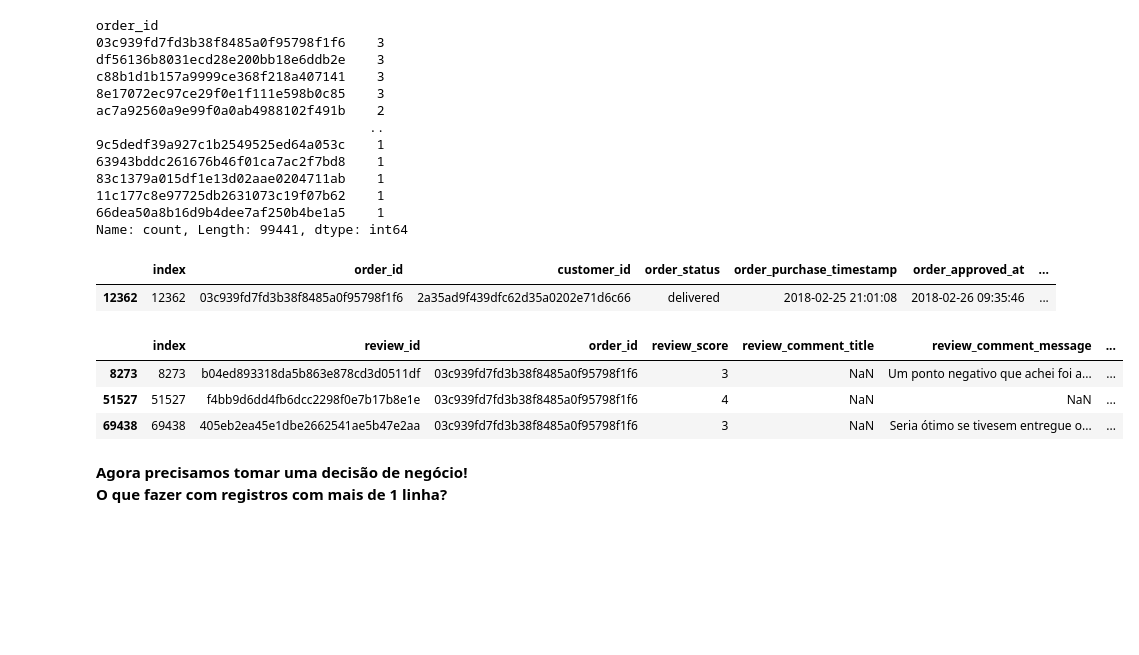
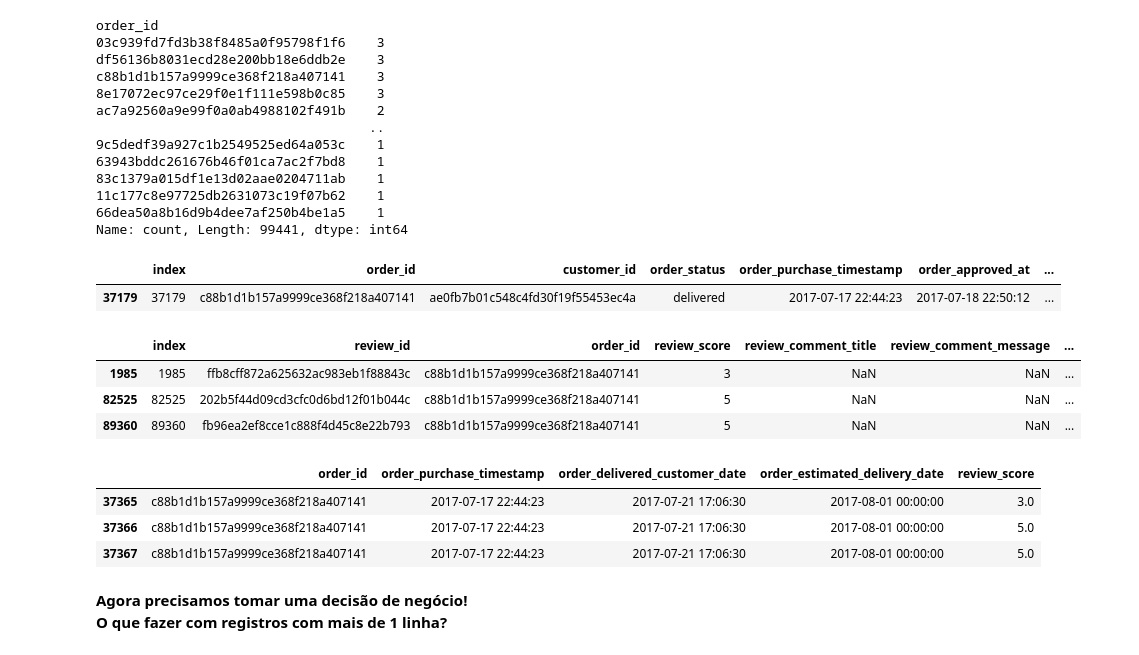
Before and after one commit to PauloViniciusR/SQL, a Jupyter notebook: Storytelling_sql/notebook/avaliacao.ipynb, the cells around one changed output. Cells and saved outputs as stored; diff of their text form; code cells hidden in the pictures; blank space fills up the shorter version.

```diff
--- a/Storytelling_sql/notebook/avaliacao.ipynb
+++ b/Storytelling_sql/notebook/avaliacao.ipynb
@@ -138,18 +149,25 @@ ac7a92560a9e99f0a0ab4988102f491b    2
 Name: count, Length: 99441, dtype: int64
 # %%
 # Verificando essa primeira ordem na tabela de pedidos
-pedidos[pedidos.order_id == '03c939fd7fd3b38f8485a0f95798f1f6']
+pedidos[pedidos.order_id == 'c88b1d1b157a9999ce368f218a407141']
 # %% [output]
 |  | index | order_id | customer_id | order_status | order_purchase_timestamp | order_approved_at | ... |
-| 12362 | 12362 | 03c939fd7fd3b38f8485a0f95798f1f6 | 2a35ad9f439dfc62d35a0202e71d6c66 | delivered | 2018-02-25 21:01:08 | 2018-02-26 09:35:46 | ... |
+| 37179 | 37179 | c88b1d1b157a9999ce368f218a407141 | ae0fb7b01c548c4fd30f19f55453ec4a | delivered | 2017-07-17 22:44:23 | 2017-07-18 22:50:12 | ... |
 # %%
 # Agora verificando na tabela de avaliações
-avaliacoes[avaliacoes.order_id == '03c939fd7fd3b38f8485a0f95798f1f6']
+avaliacoes[avaliacoes.order_id == 'c88b1d1b157a9999ce368f218a407141']
 # %% [output]
 |  | index | review_id | order_id | review_score | review_comment_title | review_comment_message | ... |
-| 8273 | 8273 | b04ed893318da5b863e878cd3d0511df | 03c939fd7fd3b38f8485a0f95798f1f6 | 3 | NaN | Um ponto negativo que achei foi a... | ... |
-| 51527 | 51527 | f4bb9d6dd4fb6dcc2298f0e7b17b8e1e | 03c939fd7fd3b38f8485a0f95798f1f6 | 4 | NaN | NaN | ... |
-| 69438 | 69438 | 405eb2ea45e1dbe2662541ae5b47e2aa | 03c939fd7fd3b38f8485a0f95798f1f6 | 3 | NaN | Seria ótimo se tivesem entregue o... | ... |
+| 1985 | 1985 | ffb8cff872a625632ac983eb1f88843c | c88b1d1b157a9999ce368f218a407141 | 3 | NaN | NaN | ... |
+| 82525 | 82525 | 202b5f44d09cd3cfc0d6bd12f01b044c | c88b1d1b157a9999ce368f218a407141 | 5 | NaN | NaN | ... |
+| 89360 | 89360 | fb96ea2ef8cce1c888f4d45c8e22b793 | c88b1d1b157a9999ce368f218a407141 | 5 | NaN | NaN | ... |
+# %%
+avaliacao_ordem[avaliacao_ordem.order_id == 'c88b1d1b157a9999ce368f218a407141']
+# %% [output]
+|  | order_id | order_purchase_timestamp | order_delivered_customer_date | order_estimated_delivery_date | review_score |
+| 37365 | c88b1d1b157a9999ce368f218a407141 | 2017-07-17 22:44:23 | 2017-07-21 17:06:30 | 2017-08-01 00:00:00 | 3.0 |
+| 37366 | c88b1d1b157a9999ce368f218a407141 | 2017-07-17 22:44:23 | 2017-07-21 17:06:30 | 2017-08-01 00:00:00 | 5.0 |
+| 37367 | c88b1d1b157a9999ce368f218a407141 | 2017-07-17 22:44:23 | 2017-07-21 17:06:30 | 2017-08-01 00:00:00 | 5.0 |
 # %% [markdown]
 **Agora precisamos tomar uma decisão de negócio!**<br>
 **O que fazer com registros com mais de 1 linha?**
```
Also changed, not shown: parts of 39 cells of this notebook.
